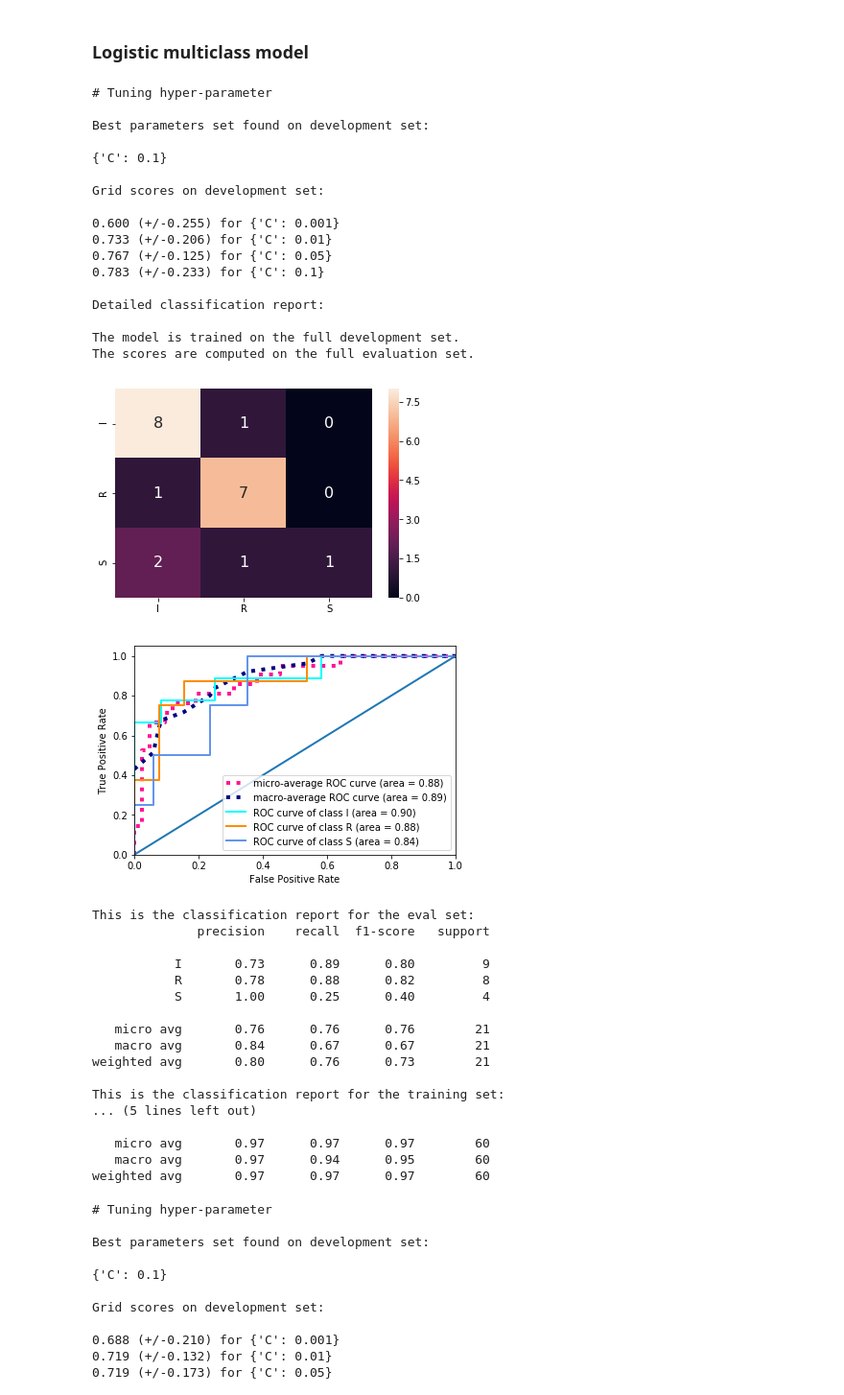
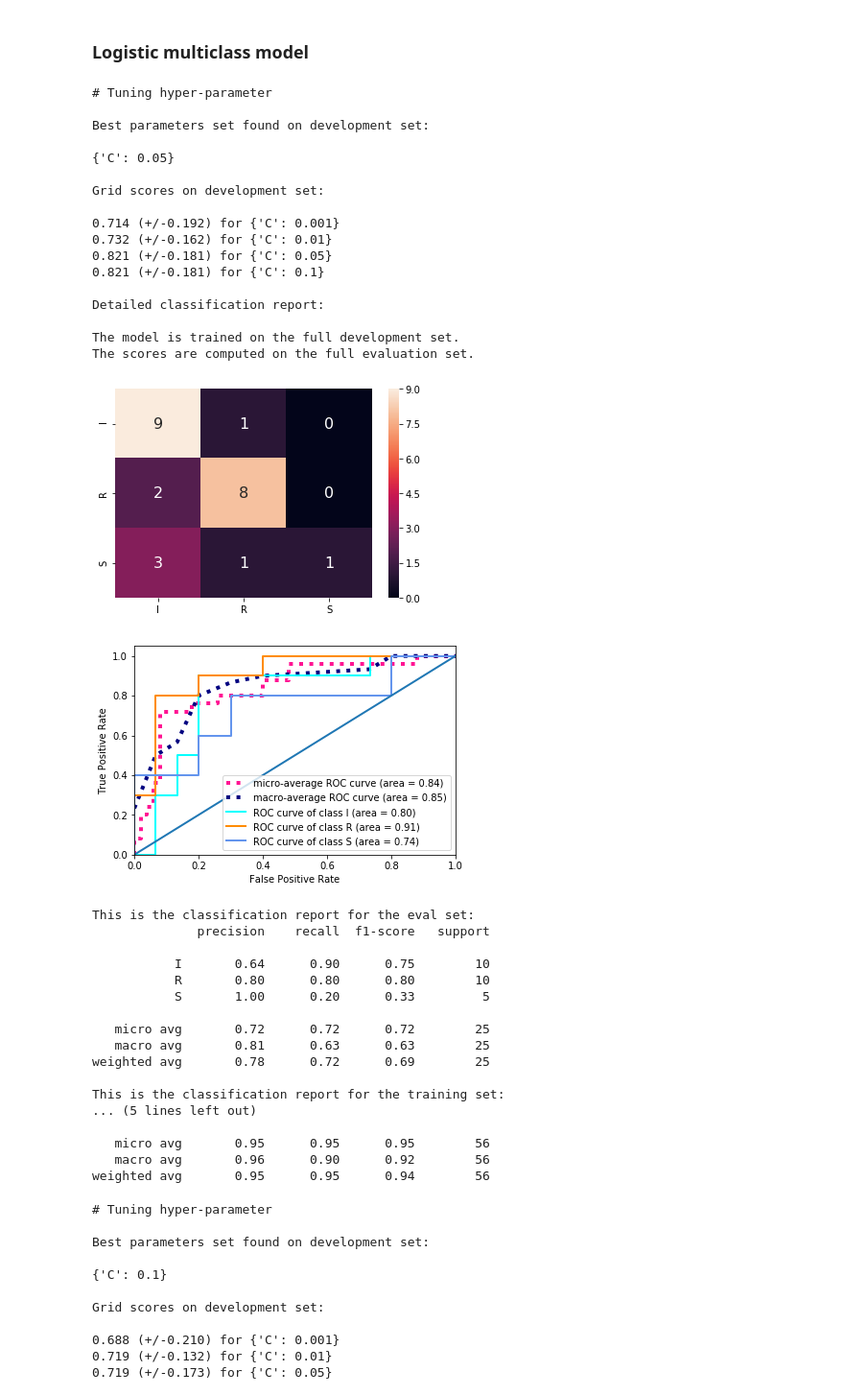
Before and after one commit to annamerk/crmo-diagnosis-using-mri, a Jupyter notebook: inception/Inception CNN retraining.ipynb, the cells around one changed output. Shown at 96% size. Saved outputs shown, nothing was run; the diff lists cells and outputs as text; code cells hidden in the pictures.

```diff
--- a/inception/Inception CNN retraining.ipynb
+++ b/inception/Inception CNN retraining.ipynb
@@ -574,12 +535,12 @@ KNeighborsClassifier(algorithm='auto', leaf_size=30, metric='minkowski',
 # %% [markdown]
 ### Logistic Linear
 # %%
-def train_logistic(X,y, multiclass, cv=5, test_size=0.3):
+def train_logistic(X,y, multiclass, cv=5, test_size=0.3, scoring="accuracy"):
     # ALWAYS use regularization because of small data
     params = [{'penalty': ['l1','l2'], 'C': [0.001,0.01, 0.05]}]
-    lr = GridSearchCV(linear_model.LogisticRegression(solver='liblinear'), cv=cv, param_grid = params)
+    lr = GridSearchCV(linear_model.LogisticRegression(solver='liblinear'), cv=cv, param_grid = params, scoring=scoring)
     if multiclass:
         params = [{'C': [0.001,0.01,0.05,0.1]}]
-        lr = GridSearchCV(linear_model.LogisticRegression(solver='lbfgs', penalty='l2', multi_class="multinomial", max_iter=3000), cv=cv, param_grid = params)
+        lr = GridSearchCV(linear_model.LogisticRegression(solver='lbfgs', penalty='l2', multi_class="multinomial", max_iter=3000), cv=cv, param_grid = params, scoring=scoring)
     utils.do_CV(X,y, lr, multi_class=multiclass, test_size=test_size)
     return lr.best_estimator_
@@ -900,45 +911,45 @@ avg / total       0.90      0.88      0.87        33
 # %% [markdown]
 ### Logistic multiclass model
 # %%
-lr = train_logistic(X_reduced_aug2, y_reduced_aug2, True, cv=7, test_size=0.25)
+lr = train_logistic(X_reduced_aug2, y_reduced_aug2, True, cv=6, test_size=0.3)
 pickle.dump(lr, open("lr2_multi_norm_aug_model.pkl", "wb") )
 # %% [output]
 # Tuning hyper-parameter
 
 Best parameters set found on development set:
 
-{'C': 0.1}
+{'C': 0.05}
 
 Grid scores on development set:
 
-0.600 (+/-0.255) for {'C': 0.001}
-0.733 (+/-0.206) for {'C': 0.01}
-0.767 (+/-0.125) for {'C': 0.05}
-0.783 (+/-0.233) for {'C': 0.1}
+0.714 (+/-0.192) for {'C': 0.001}
+0.732 (+/-0.162) for {'C': 0.01}
+0.821 (+/-0.181) for {'C': 0.05}
+0.821 (+/-0.181) for {'C': 0.1}
 
 Detailed classification report:
 
 The model is trained on the full development set.
 The scores are computed on the full evaluation set.
-[figure, old version]
+[figure, new version]
-[figure, old version]
+[figure, new version]
 This is the classification report for the eval set:
               precision    recall  f1-score   support
 
-           I       0.73      0.89      0.80         9
-           R       0.78      0.88      0.82         8
-           S       1.00      0.25      0.40         4
+           I       0.64      0.90      0.75        10
+           R       0.80      0.80      0.80        10
+           S       1.00      0.20      0.33         5
 
-   micro avg       0.76      0.76      0.76        21
-   macro avg       0.84      0.67      0.67        21
-weighted avg       0.80      0.76      0.73        21
+   micro avg       0.72      0.72      0.72        25
+   macro avg       0.81      0.63      0.63        25
+weighted avg       0.78      0.72      0.69        25
 
 This is the classification report for the training set:
 ... (5 lines left out)
 
-   micro avg       0.97      0.97      0.97        60
-   macro avg       0.97      0.94      0.95        60
-weighted avg       0.97      0.97      0.97        60
+   micro avg       0.95      0.95      0.95        56
+   macro avg       0.96      0.90      0.92        56
+weighted avg       0.95      0.95      0.94        56
 # %%
 lr = train_logistic(X_reduced_aug, y_reduced_aug, True, cv=7, test_size=0.2)
 pickle.dump(lr, open("lr_multi_reduced_model_aug.pkl", "wb") )
```
Also changed, not shown: parts of 12 cells of this notebook, 1 other file.
